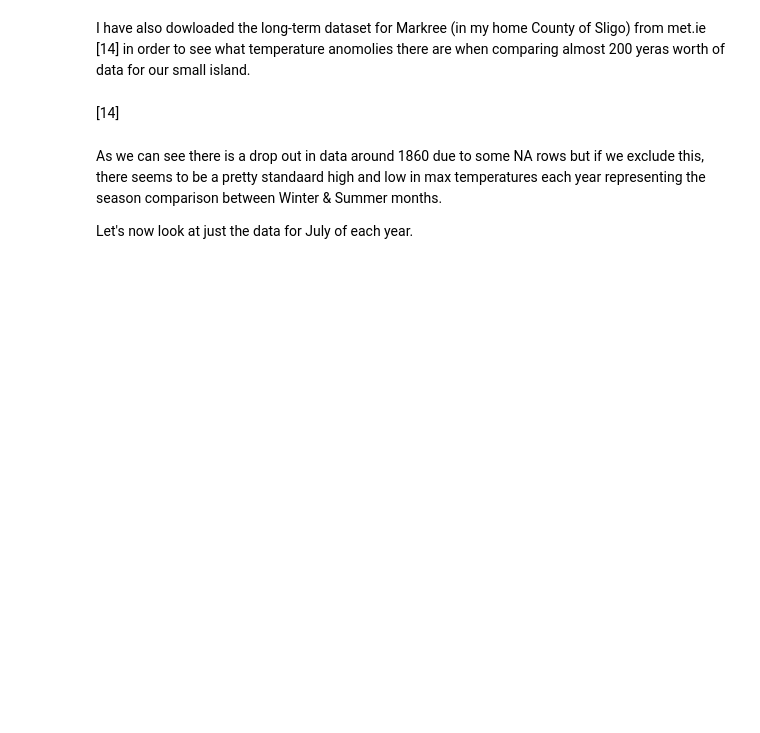
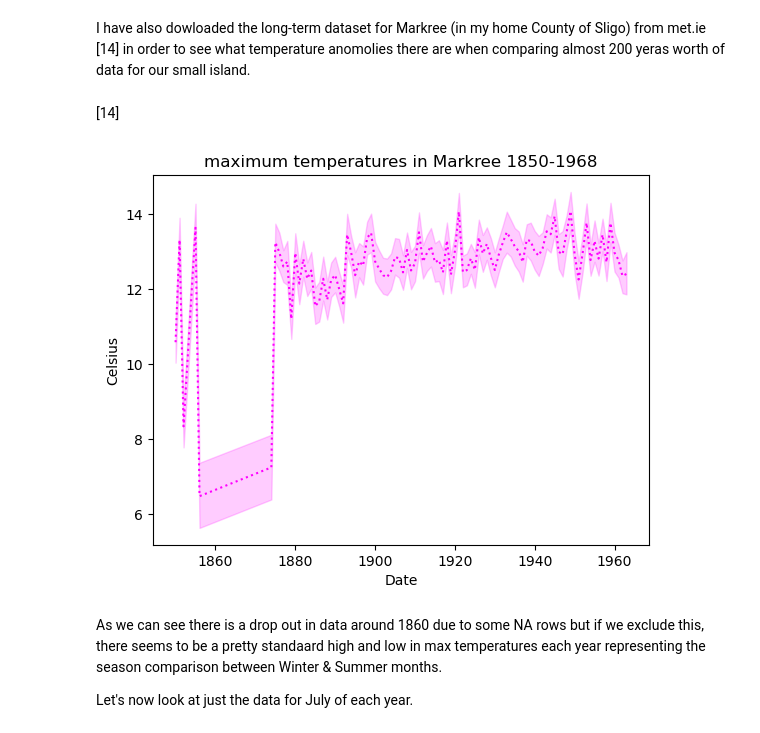
Before and after one commit to joannefeeney/programming-data-project-2, a Jupyter notebook: project.ipynb, the cells around one changed output. Cells and saved outputs as stored; diff of their text form; code cells hidden in the pictures; blank space fills up the shorter version.

Commit message:
Code and plots for all Sligo data complete

```diff
--- a/project.ipynb
+++ b/project.ipynb
@@ -226,9 +273,11 @@ pd.to_datetime(df_markree.Day, format='%d');
 df_markree.dropna(inplace=True)
 # %%
 # Plotting temperature data for Ireland in seaborn
-sns.lineplot(data=df_markree, x='Year', y='Max (F)',
+sns.lineplot(data=df_markree, x='Year', y='Max (C)',
              markers=True, color='magenta', linestyle='dotted').set(title='maximum temperatures in Markree 1850-1968',
-                                                xlabel='Date', ylabel='Fahrenheit');
+                                                xlabel='Date', ylabel='Celsius');
+# %% [output]
+[figure, added]
 # %% [markdown]
 As we can see there is a drop out in data around 1860 due to some NA rows but if we exclude this, there seems to be a pretty standaard high and low in max temperatures each year representing the season comparison between Winter & Summer months.
 
```
Also changed, not shown: parts of 38 cells of this notebook, 2 other files.
